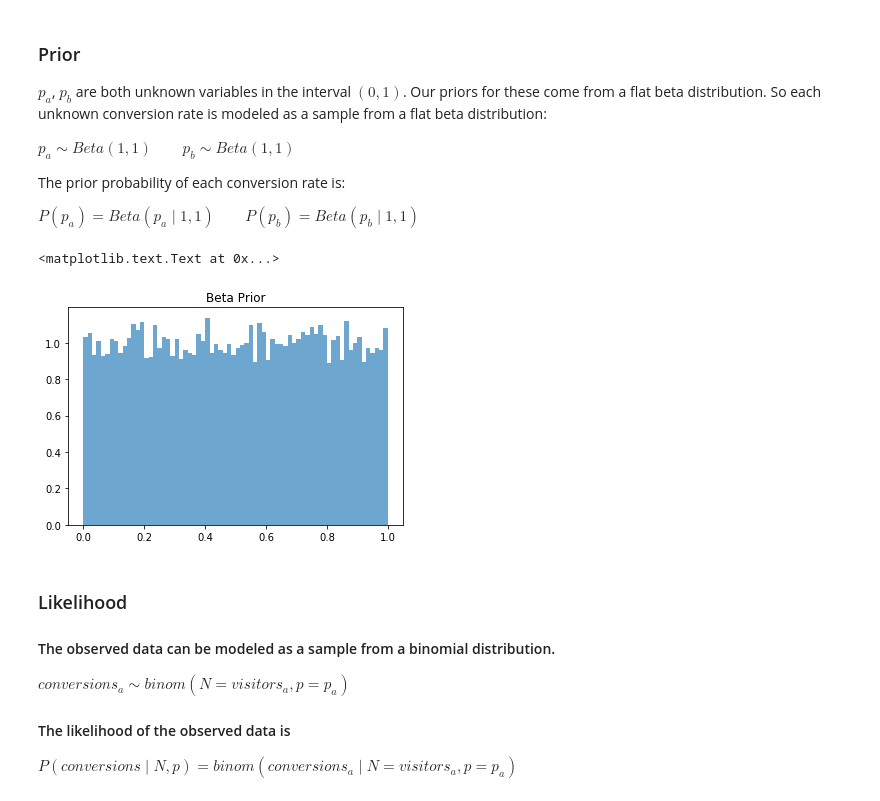
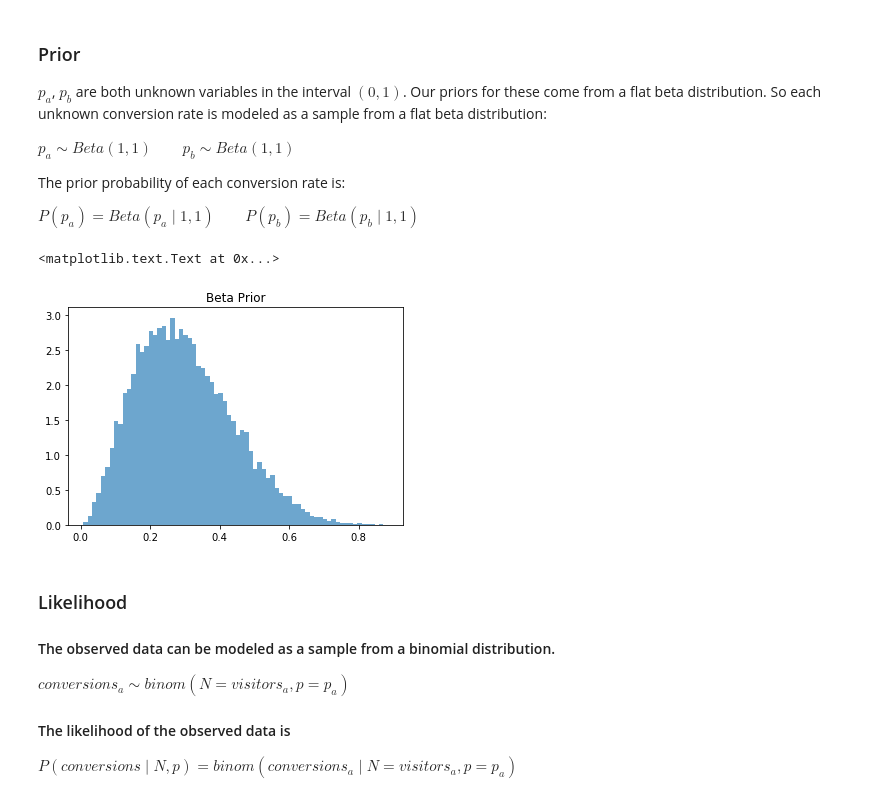
Before and after one commit to seantauber/Bayesian-A-B-Tutorial, a Jupyter notebook: Bayesian-Modeling-Workshop-1.ipynb, the cells around one changed output. Cells and saved outputs as stored; diff of their text form; code cells hidden in the pictures.

```diff
--- a/Bayesian-Modeling-Workshop-1.ipynb
+++ b/Bayesian-Modeling-Workshop-1.ipynb
@@ -36,12 +40,12 @@ The prior probability of each conversion rate is:
 $P(p_a) = Beta(p_a \mid 1,1) \qquad P(p_b) = Beta(p_b \mid 1,1)$
 # %%
 from scipy.stats import beta
-uniform_beta_samples = beta(1,1).rvs(20000)
+uniform_beta_samples = beta(3,7).rvs(20000)
 plt.hist(uniform_beta_samples, histtype="stepfilled", bins=70, normed=True, alpha=0.65);
 plt.title("Beta Prior")
 # %% [output]
 <matplotlib.text.Text at 0x...>
-[figure, old version]
+[figure, new version]
 # %% [markdown]
 ### Likelihood
 
```
Also changed, not shown: parts of 11 cells of this notebook.
